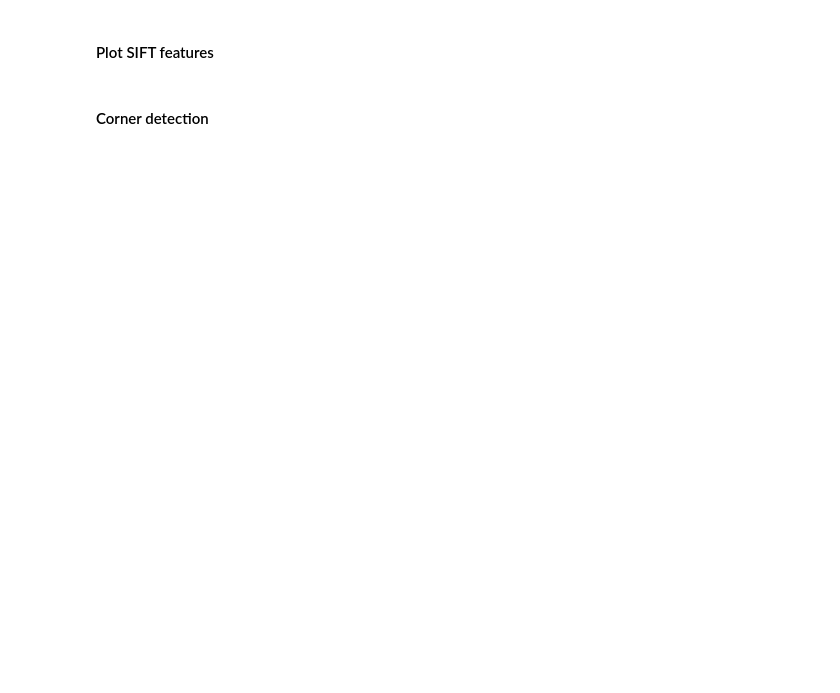
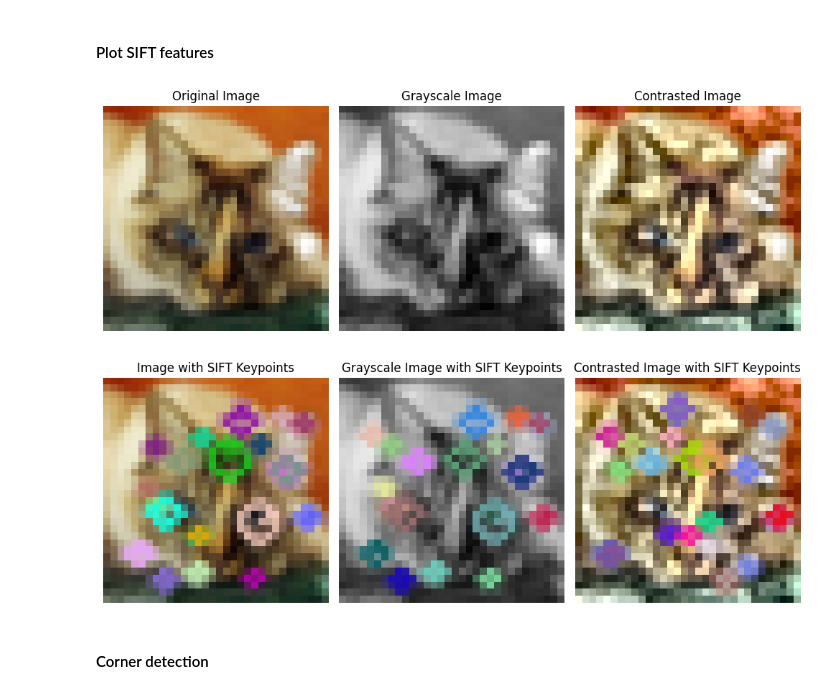
Before and after one commit to nicolas-bock/cifar_mlrf, a Jupyter notebook: notebooks/verif_steps.ipynb, the cells around one changed output. Cells and saved outputs as stored; diff of their text form; code cells hidden in the pictures; blank space fills up the shorter version.

```diff
--- a/notebooks/verif_steps.ipynb
+++ b/notebooks/verif_steps.ipynb
@@ -771,50 +874,66 @@ def plot_sift_features(image, save_path=None):
         image: The input image as a numpy array.
         save_path: The path to save the plot.
     """
-    # Convertir l'image en niveaux de gris
+    image_8bit = (image * 255).astype(np.uint8)
     gray_image = (rgb2gray(image) * 255).astype(np.uint8)
-    image_8bit = (image * 255).astype(np.uint8)
+    image_contrast = (contrast((image * 255).astype(np.uint8)))
 
     # Initialisation du détecteur de points clés SIFT
     sift = cv2.SIFT_create()
 
     # Détection des points clés et calcul des descripteurs
-    keypoints, descriptors = sift.detectAndCompute(gray_image, None)
+    key_desc_original = sift.detectAndCompute(image_8bit, None)
+    key_desc_gray = sift.detectAndCompute(gray_image, None)
+    key_desc_contrast = sift.detectAndCompute(image_contrast, None)
 
     # Afficher les points clés sur l'image originale
-    image_with_keypoints = cv2.drawKeypoints(image_8bit, keypoints, None, flags=cv2.DRAW_MATCHES_FLAGS_DRAW_RICH_KEYPOINTS)
+    image_with_keypoints = cv2.drawKeypoints(image_8bit, key_desc_original[0], None, flags=cv2.DRAW_MATCHES_FLAGS_DRAW_RICH_KEYPOINTS)
 
     # Afficher les points clés sur l'image en niveaux de gris
-    gray_image_with_keypoints = cv2.drawKeypoints(gray_image, keypoints, None, flags=cv2.DRAW_MATCHES_FLAGS_DRAW_RICH_KEYPOINTS)
+    gray_image_with_keypoints = cv2.drawKeypoints(gray_image, key_desc_gray[0], None, flags=cv2.DRAW_MATCHES_FLAGS_DRAW_RICH_KEYPOINTS)
+
+    # Afficher les points clés sur l'image contrastée
+    contrast_image_with_keypoints = cv2.drawKeypoints(image_contrast, key_desc_contrast[0], None, flags=cv2.DRAW_MATCHES_FLAGS_DRAW_RICH_KEYPOINTS)
 
     # Afficher les images: originale, en niveaux de gris, en niveaux de gris avec les points clés, et originale avec les points clés
-    fig, axs = plt.subplots(2, 2, figsize=(10, 8))
+    fig, axs = plt.subplots(2, 3, figsize=(10, 8))
 
     axs[0][0].imshow(image)
     axs[0][0].set_title('Original Image')
     axs[0][0].axis('off')
 
     axs[0][1].imshow(gray_image, cmap='gray')
     axs[0][1].set_title('Grayscale Image')
     axs[0][1].axis('off')
 
+    axs[0][2].imshow(image_contrast)
+    axs[0][2].set_title('Contrasted Image')
+    axs[0][2].axis('off')
+
     axs[1][0].imshow(image_with_keypoints)
     axs[1][0].set_title('Image with SIFT Keypoints')
     axs[1][0].axis('off')
 
     axs[1][1].imshow(gray_image_with_keypoints)
     axs[1][1].set_title('Grayscale Image with SIFT Keypoints')
     axs[1][1].axis('off')
 
+    axs[1][2].imshow(contrast_image_with_keypoints)
+    axs[1][2].set_title('Contrasted Image with SIFT Keypoints')
+    axs[1][2].axis('off')
+
     plt.tight_layout()
-    plt.savefig(save_path, bbox_inches='tight')
+    if save_path:
+        plt.savefig(save_path, bbox_inches='tight')
     plt.show()
 
-sample_image = X_train[np.random.randint(0, X_train.shape[0])]
-plot_sift_features(sample_image, "../reports/sift_features.png")
+# sample_image = X_train[np.random.randint(0, X_train.shape[0])]
+# plot_sift_features(sample_image, "../reports/sift_features.png")
 
-# sample_image = X_train[0]
-# plot_sift_features(sample_image)
+sample_image = X_train[4]
+plot_sift_features(sample_image)
+# %% [output]
+[figure, added]
 # %% [markdown]
 #### Corner detection
 # %%
```
Also changed, not shown: parts of 19 cells of this notebook, 7 other files.
